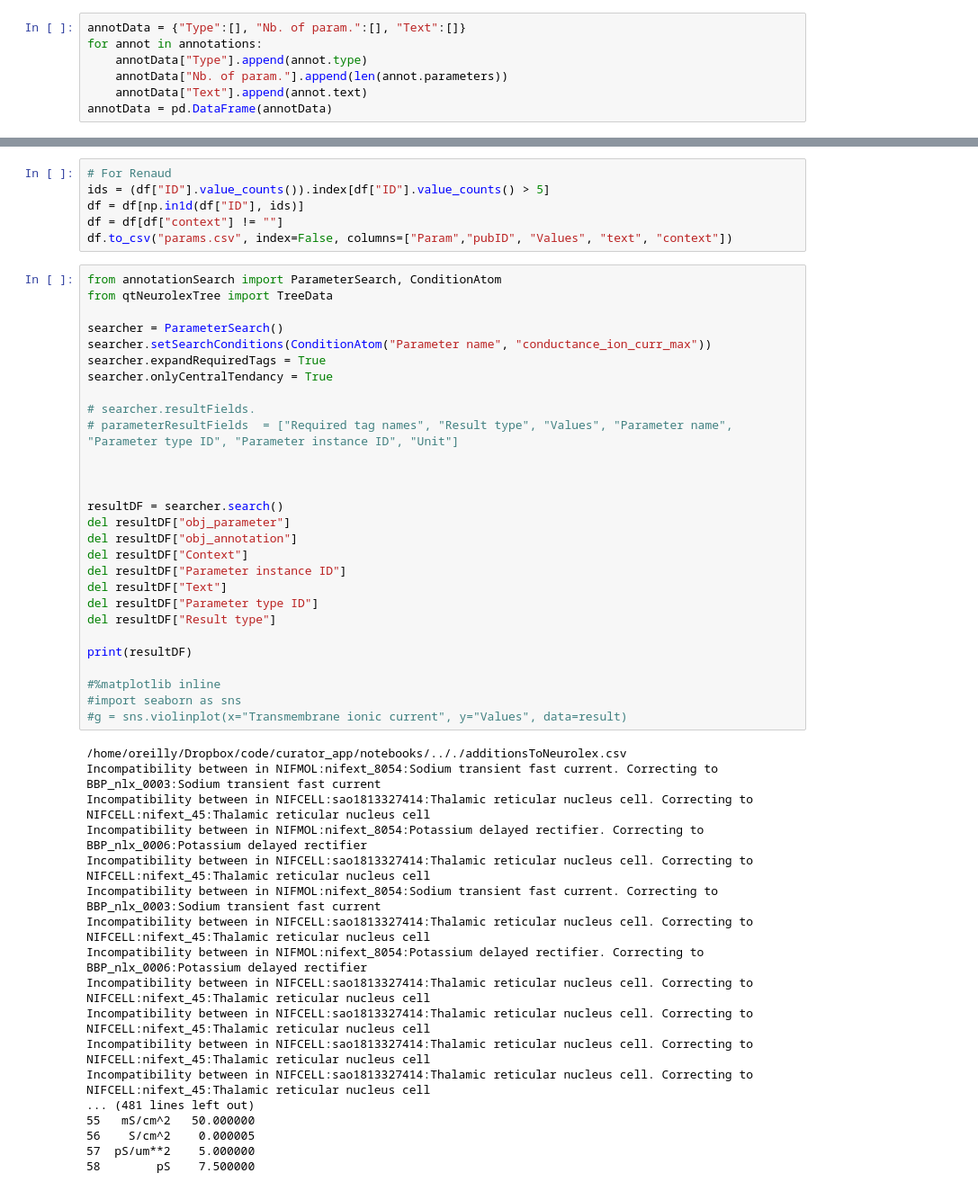
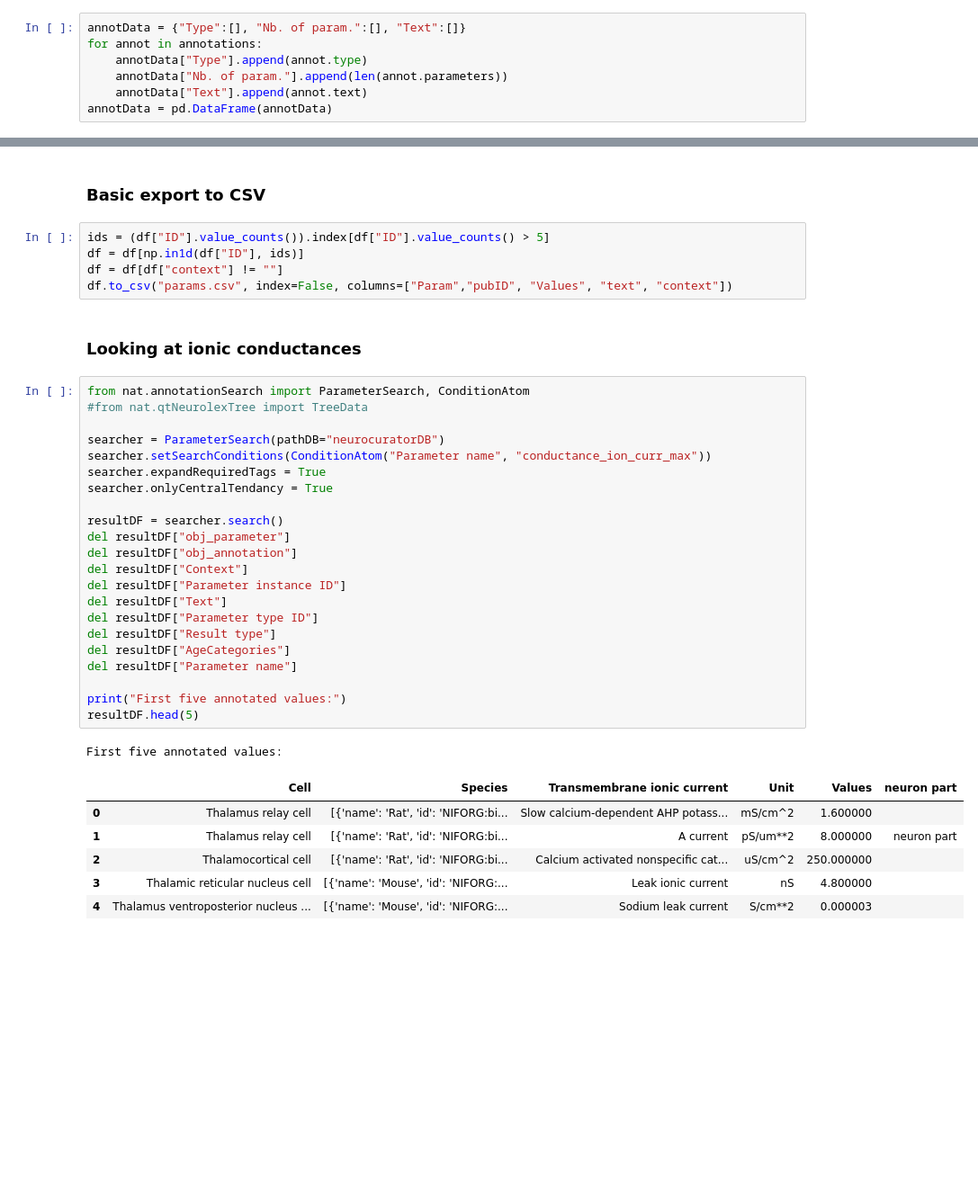
Before and after one commit to BlueBrain/nat, a Jupyter notebook: notebooks/checkAnnotations v2.ipynb, the cells around one changed output, grey strips where cells are left out. Shown at 90% size. Cells and saved outputs as stored; diff of their text form; blank space fills up the shorter version.

Commit message:
Notebook compliant with Nat 0.4.0. Partial. Pre-holiday commit.

```diff
--- a/notebooks/checkAnnotations v2.ipynb
+++ b/notebooks/checkAnnotations v2.ipynb
@@ -86,54 +95,41 @@ df = pd.DataFrame({"Param":paramTypeNames, "Values":paramValues,
+# %% [markdown]
+### Basic export to CSV
 # %%
-# For Renaud
 ids = (df["ID"].value_counts()).index[df["ID"].value_counts() > 5]
 df = df[np.in1d(df["ID"], ids)]
 df = df[df["context"] != ""]
 df.to_csv("params.csv", index=False, columns=["Param","pubID", "Values", "text", "context"])
+# %% [markdown]
+### Looking at ionic conductances
 # %%
-from annotationSearch import ParameterSearch, ConditionAtom
-from qtNeurolexTree import TreeData
+from nat.annotationSearch import ParameterSearch, ConditionAtom
+#from nat.qtNeurolexTree import TreeData
 
-searcher = ParameterSearch()
+searcher = ParameterSearch(pathDB="neurocuratorDB")
 searcher.setSearchConditions(ConditionAtom("Parameter name", "conductance_ion_curr_max"))
 searcher.expandRequiredTags = True
 searcher.onlyCentralTendancy = True
-
-# searcher.resultFields.
-# parameterResultFields  = ["Required tag names", "Result type", "Values", "Parameter name", "Parameter type ID", "Parameter instance ID", "Unit"]
-
-
 
 resultDF = searcher.search()
 del resultDF["obj_parameter"]
 del resultDF["obj_annotation"]
 del resultDF["Context"]
 del resultDF["Parameter instance ID"]
 del resultDF["Text"]
 del resultDF["Parameter type ID"]
 del resultDF["Result type"]
+del resultDF["AgeCategories"]
+del resultDF["Parameter name"]
 
-print(resultDF)
-
-#%matplotlib inline
-#import seaborn as sns
-#g = sns.violinplot(x="Transmembrane ionic current", y="Values", data=result)
+print("First five annotated values:")
+resultDF.head(5)
 # %% [output]
-/home/oreilly/Dropbox/code/curator_app/notebooks/.././additionsToNeurolex.csv
-Incompatibility between in NIFMOL:nifext_8054:Sodium transient fast current. Correcting to BBP_nlx_0003:Sodium transient fast current
-Incompatibility between in NIFCELL:sao1813327414:Thalamic reticular nucleus cell. Correcting to NIFCELL:nifext_45:Thalamic reticular nucleus cell
-Incompatibility between in NIFMOL:nifext_8054:Potassium delayed rectifier. Correcting to BBP_nlx_0006:Potassium delayed rectifier
-Incompatibility between in NIFCELL:sao1813327414:Thalamic reticular nucleus cell. Correcting to NIFCELL:nifext_45:Thalamic reticular nucleus cell
-Incompatibility between in NIFMOL:nifext_8054:Sodium transient fast current. Correcting to BBP_nlx_0003:Sodium transient fast current
-Incompatibility between in NIFCELL:sao1813327414:Thalamic reticular nucleus cell. Correcting to NIFCELL:nifext_45:Thalamic reticular nucleus cell
-Incompatibility between in NIFMOL:nifext_8054:Potassium delayed rectifier. Correcting to BBP_nlx_0006:Potassium delayed rectifier
-Incompatibility between in NIFCELL:sao1813327414:Thalamic reticular nucleus cell. Correcting to NIFCELL:nifext_45:Thalamic reticular nucleus cell
-Incompatibility between in NIFCELL:sao1813327414:Thalamic reticular nucleus cell. Correcting to NIFCELL:nifext_45:Thalamic reticular nucleus cell
-Incompatibility between in NIFCELL:sao1813327414:Thalamic reticular nucleus cell. Correcting to NIFCELL:nifext_45:Thalamic reticular nucleus cell
-Incompatibility between in NIFCELL:sao1813327414:Thalamic reticular nucleus cell. Correcting to NIFCELL:nifext_45:Thalamic reticular nucleus cell
-... (481 lines left out)
-55   mS/cm^2   50.000000
-56    S/cm^2    0.000005
-57  pS/um**2    5.000000
-58        pS    7.500000
+First five annotated values:
+|  | Cell | Species | Transmembrane ionic current | Unit | Values | neuron part |
+| 0 | Thalamus relay cell | [{'name': 'Rat', 'id': 'NIFORG:bi... | Slow calcium-dependent AHP potass... | mS/cm^2 | 1.600000 |  |
+| 1 | Thalamus relay cell | [{'name': 'Rat', 'id': 'NIFORG:bi... | A current | pS/um**2 | 8.000000 | neuron part |
+| 2 | Thalamocortical cell | [{'name': 'Rat', 'id': 'NIFORG:bi... | Calcium activated nonspecific cat... | uS/cm^2 | 250.000000 |  |
+| 3 | Thalamic reticular nucleus cell | [{'name': 'Mouse', 'id': 'NIFORG:... | Leak ionic current | nS | 4.800000 |  |
+| 4 | Thalamus ventroposterior nucleus ... | [{'name': 'Mouse', 'id': 'NIFORG:... | Sodium leak current | S/cm**2 | 0.000003 |  |
 # %%
 import quantities as pq #q.rescale('US_survey_acre')
```
Also changed, not shown: parts of 19 cells of this notebook, 5 other files.
